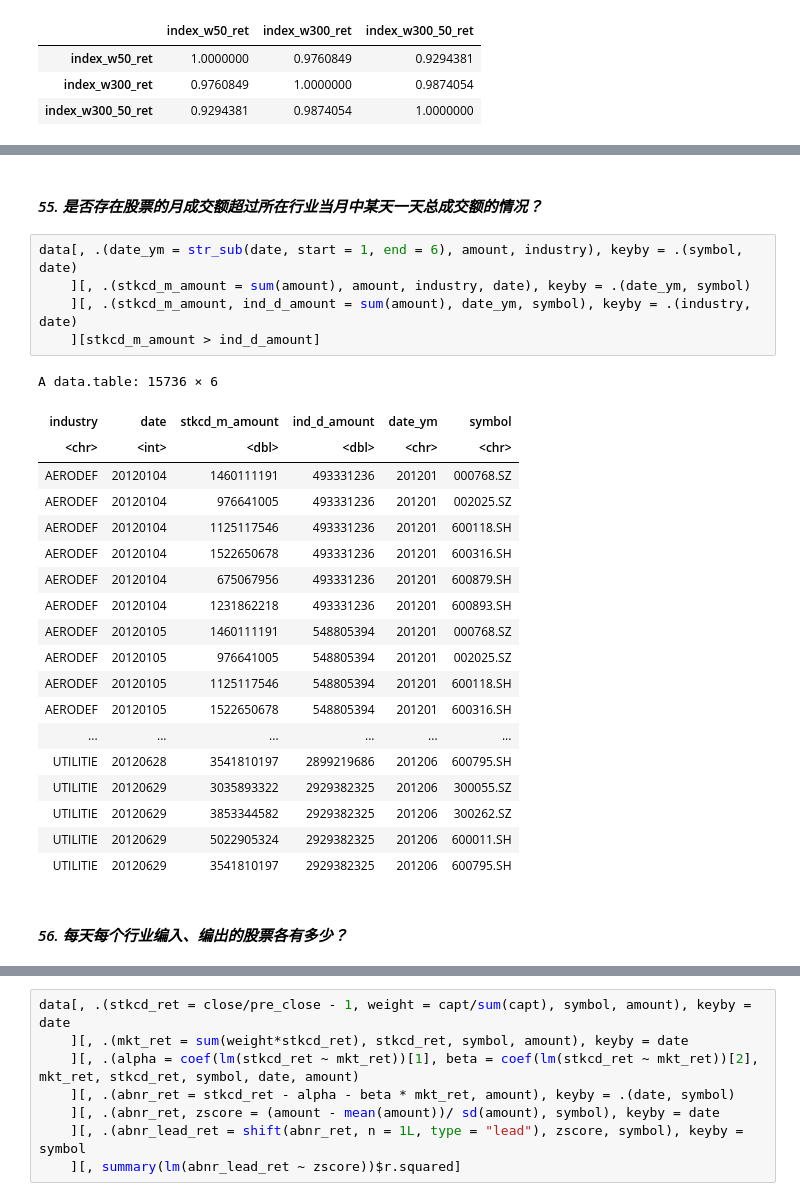
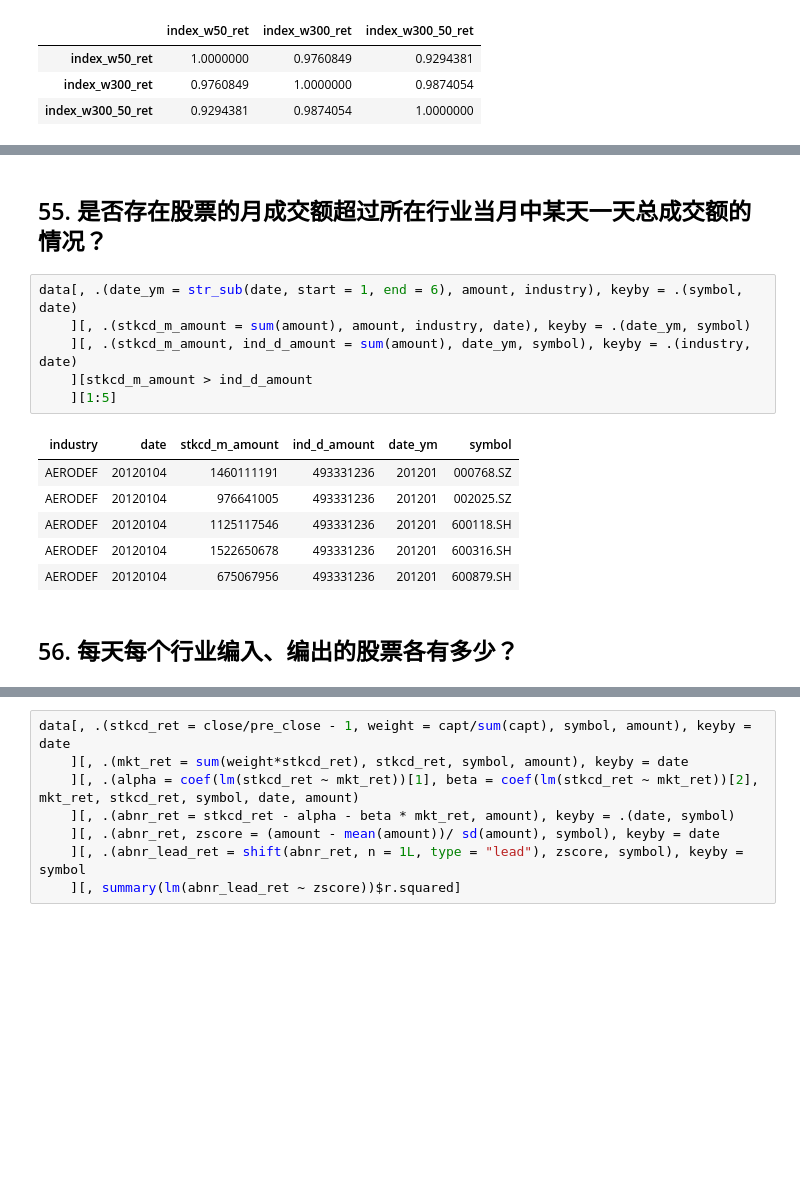
Before and after one commit to Ravin515/r-data-practice, a Jupyter notebook: answer-keys.ipynb, the cells around one changed output, grey strips where cells are left out. Drawn from its saved outputs; the diff is of its cells as text; blank space fills up the shorter version.

```diff
--- a/answer-keys.ipynb
+++ b/answer-keys.ipynb
@@ -1326,32 +912,20 @@ A data.table: 32 × 2
 # %% [markdown]
-#### *55. 是否存在股票的月成交额超过所在行业当月中某天一天总成交额的情况？*
+## 55. 是否存在股票的月成交额超过所在行业当月中某天一天总成交额的情况？
 # %%
 data[, .(date_ym = str_sub(date, start = 1, end = 6), amount, industry), keyby = .(symbol, date)
     ][, .(stkcd_m_amount = sum(amount), amount, industry, date), keyby = .(date_ym, symbol)
     ][, .(stkcd_m_amount, ind_d_amount = sum(amount), date_ym, symbol), keyby = .(industry, date)
-    ][stkcd_m_amount > ind_d_amount]
+    ][stkcd_m_amount > ind_d_amount
+    ][1:5]
 # %% [output]
-A data.table: 15736 × 6
 | industry | date | stkcd_m_amount | ind_d_amount | date_ym | symbol |
-| <chr> | <int> | <dbl> | <dbl> | <chr> | <chr> |
 | AERODEF | 20120104 | 1460111191 | 493331236 | 201201 | 000768.SZ |
 | AERODEF | 20120104 | 976641005 | 493331236 | 201201 | 002025.SZ |
 | AERODEF | 20120104 | 1125117546 | 493331236 | 201201 | 600118.SH |
 | AERODEF | 20120104 | 1522650678 | 493331236 | 201201 | 600316.SH |
 | AERODEF | 20120104 | 675067956 | 493331236 | 201201 | 600879.SH |
-| AERODEF | 20120104 | 1231862218 | 493331236 | 201201 | 600893.SH |
-| AERODEF | 20120105 | 1460111191 | 548805394 | 201201 | 000768.SZ |
-| AERODEF | 20120105 | 976641005 | 548805394 | 201201 | 002025.SZ |
-| AERODEF | 20120105 | 1125117546 | 548805394 | 201201 | 600118.SH |
-| AERODEF | 20120105 | 1522650678 | 548805394 | 201201 | 600316.SH |
-| ... | ... | ... | ... | ... | ... |
-| UTILITIE | 20120628 | 3541810197 | 2899219686 | 201206 | 600795.SH |
-| UTILITIE | 20120629 | 3035893322 | 2929382325 | 201206 | 300055.SZ |
-| UTILITIE | 20120629 | 3853344582 | 2929382325 | 201206 | 300262.SZ |
-| UTILITIE | 20120629 | 5022905324 | 2929382325 | 201206 | 600011.SH |
-| UTILITIE | 20120629 | 3541810197 | 2929382325 | 201206 | 600795.SH |
 # %% [markdown]
-#### *56. 每天每个行业编入、编出的股票各有多少？*
+## 56. 每天每个行业编入、编出的股票各有多少？
 # %%
 data[, .(symbol_list = list(symbol)), keyby = .(industry, date)
     ][, {
```
Also changed, not shown: parts of 194 cells of this notebook, 2 other files.
